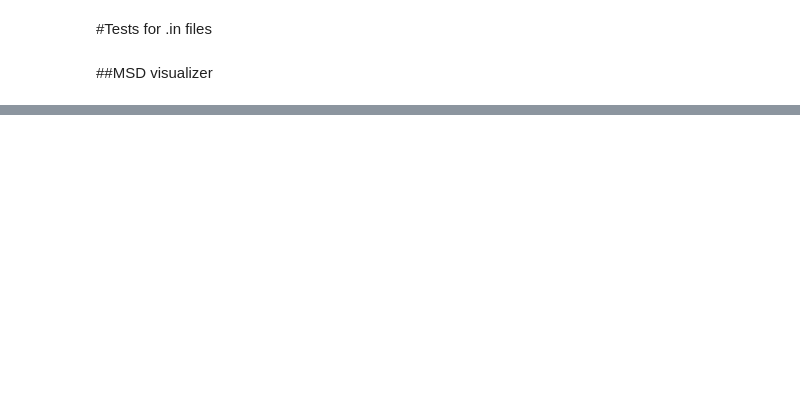
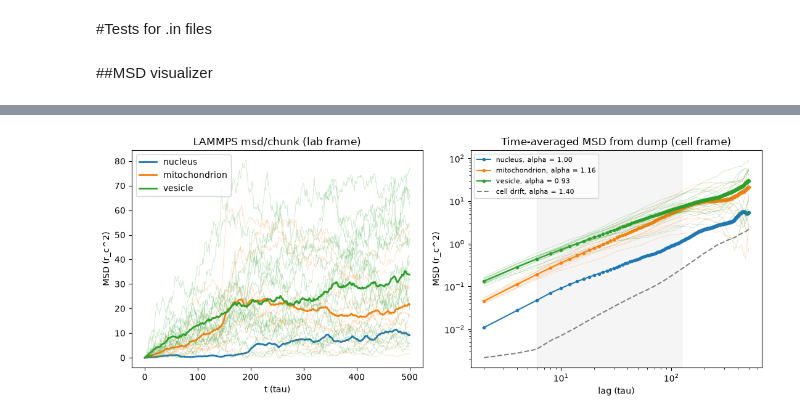
Before and after one commit to Andrecs05/Simulation_BioTissue_FBDHS, a Jupyter notebook: DPD tissue/code/config_generator_tests.ipynb, the cells around one changed output, grey strips where cells are left out. Saved outputs shown, nothing was run; the diff lists cells and outputs as text; code cells hidden in the pictures; blank space fills up the shorter version.

```diff
--- a/DPD tissue/code/config_generator_tests.ipynb
+++ b/DPD tissue/code/config_generator_tests.ipynb
@@ -74,0 +94,18 @@ run.write_input_file(steps=200000, dump_every=1000, thermo_every=1000)
+# %%
+from utilities import Run, Type
+import numpy as np
+
+kT, eta = 1.380649e-23 * 295, 4.0           # J, Pa s
+def D_um2_s(d_um):                           # Stokes-Einstein, d = diameter in um
+    return kT / (6 * np.pi * eta * d_um / 2 * 1e-6) * 1e12
+
+run = Run("provolone_run", "provolone", [50, 50, 50])
+sizes = [("fat_10um", 10.0, 40, 1.0), ("fat_3um", 3.0, 100, 0.5), ("fat_1um", 1.0, 400, 0.5)]
+for name, d, n, s in sizes:                  # big ones first so they fit
+    run.add_type(Type(name, n, "sphere", r=d / 2, s=s))
+run.fill_cytoplasm(0.0)                      # no solvent beads; this just sets run.cyto to empty
+run.write_data_file()
+for t, (_, d, _, _) in zip(run.types, sizes):
+    n_beads = len(t.beads(t.positions[0]))
+    print(t.atom_type, t.name, "D =", D_um2_s(d), "bead mass =", 1.0 * 0.1 / D_um2_s(d) / n_beads)
+run.write_input_file(steps=100000, dump_every=1000, thermo_every=1000)
@@ -74,0 +118,67 @@ run.write_input_file(steps=200000, dump_every=1000, thermo_every=1000)
+# %%
+from pathlib import Path
+import numpy as np
+import matplotlib.pyplot as plt
+from utilities import read_msd_dat, msd_time_averaged, fit_power_law, read_type_names, read_dump_com_typed
+
+# The notebook runs from DPD tissue/code
+CODE_DIR = Path.cwd()
+GRAPHS_DIR = CODE_DIR.parent / "graphs"
+
+# Settings
+NAME = "cell"                # in_name you gave Run(...)
+run = CODE_DIR / "runs/cell" # run folder with msd_org.dat, dump.<NAME> and <NAME>.data
+DT = 0.01                    # must match `timestep` in the input script
+RC_UM = 0.25                 # bead size r_c in micrometres
+FIT_FROM = 0.01              # fit lags above this fraction of the longest lag
+FIT_TO = 0.25                # ...and below this fraction (few time origins beyond it)
+TAU_S = None                 # DPD time unit in seconds (after calibration)
+
+names = read_type_names(run / f"{NAME}.data")
+steps, msd_lmp = read_msd_dat(run / "msd_org.dat")
+t_lmp = steps * DT
+dsteps, com, mol_ids, types = read_dump_com_typed(run / f"dump.{NAME}")
+msd_lmp = msd_lmp[:, mol_ids - 1]   # chunk ID = molecule ID, so columns line up with com
+
+# Cell frame: subtract the membrane's centre of mass so the cell's own drift is removed
+mem_ty = next((k for k, v in names.items() if v == "membrane"), None)
+drift = None
+if mem_ty is not None:
+    cell = com[:, types == mem_ty]                      # (frames, 1, 3)
+    _, drift, _ = msd_time_averaged(cell)
+    com = com - cell
+lags, msd_all, per_org = msd_time_averaged(com)
+t = lags * (dsteps[1] - dsteps[0]) * DT
+fit = (t >= FIT_FROM * t[-1]) & (t <= FIT_TO * t[-1])
+
+print(f"{com.shape[1]} objects, {len(dsteps)} frames, lag up to {t[-1]:.1f} tau, fit {t[fit][0]:.1f}-{t[fit][-1]:.1f} tau")
+fig, ax = plt.subplots(1, 2, figsize=(11, 4.5))
+results = {}
+for k, ty in enumerate(ty for ty in np.unique(types) if ty != mem_ty):
+    sel = types == ty
+    name, color = names.get(ty, f"type {ty}"), f"C{k}"
+    msd = per_org[:, sel].mean(axis=1)
+    alpha, _ = fit_power_law(t[fit], msd[fit])
+    D_sim = np.polyfit(t[fit], msd[fit], 1)[0] / 6
+    results[name] = (alpha, D_sim)
+    line = f"{name:15s} n = {sel.sum():3d}  alpha = {alpha:.3f}  D_sim = {D_sim:.4g} r_c^2/tau"
+    if TAU_S:
+        line += f"  D = {D_sim * RC_UM**2 / TAU_S:.4g} um^2/s"
+    print(line)
+    ax[0].plot(t_lmp, msd_lmp[:, sel], color=color, lw=0.5, alpha=0.3)
+    ax[0].plot(t_lmp, msd_lmp[:, sel].mean(axis=1), color=color, lw=2, label=name)
+    ax[1].loglog(t, per_org[:, sel], color=color, lw=0.5, alpha=0.3)
+    ax[1].loglog(t, msd, "o-", color=color, ms=3, label=f"{name}, alpha = {alpha:.2f}")
+if drift is not None:
+    a_cell, _ = fit_power_law(t[fit], drift[fit])
+    print(f"{'cell drift':15s}        alpha = {a_cell:.3f}  (removed from the curves above)")
+    ax[1].loglog(t, drift, "--", color="gray", label=f"cell drift, alpha = {a_cell:.2f}")
+for a in ax:
+    a.axvspan(t[fit][0], t[fit][-1], color="gray", alpha=0.08) if a is ax[1] else None
+ax[0].set(xlabel="t (tau)", ylabel="MSD (r_c^2)", title="LAMMPS msd/chunk (lab frame)")
+ax[1].set(xlabel="lag (tau)", ylabel="MSD (r_c^2)", title="Time-averaged MSD from dump (cell frame)")
+ax[0].legend(); ax[1].legend(fontsize=8)
+fig.tight_layout()
+GRAPHS_DIR.mkdir(parents=True, exist_ok=True)
+fig.savefig(GRAPHS_DIR / f"{NAME}_msd.png", dpi=150)
+# %% [output]
@@ -74,0 +190 @@ run.write_input_file(steps=200000, dump_every=1000, thermo_every=1000)
+[figure, added]
```
Also changed, not shown: parts of 9 cells of this notebook, 28 other files.
